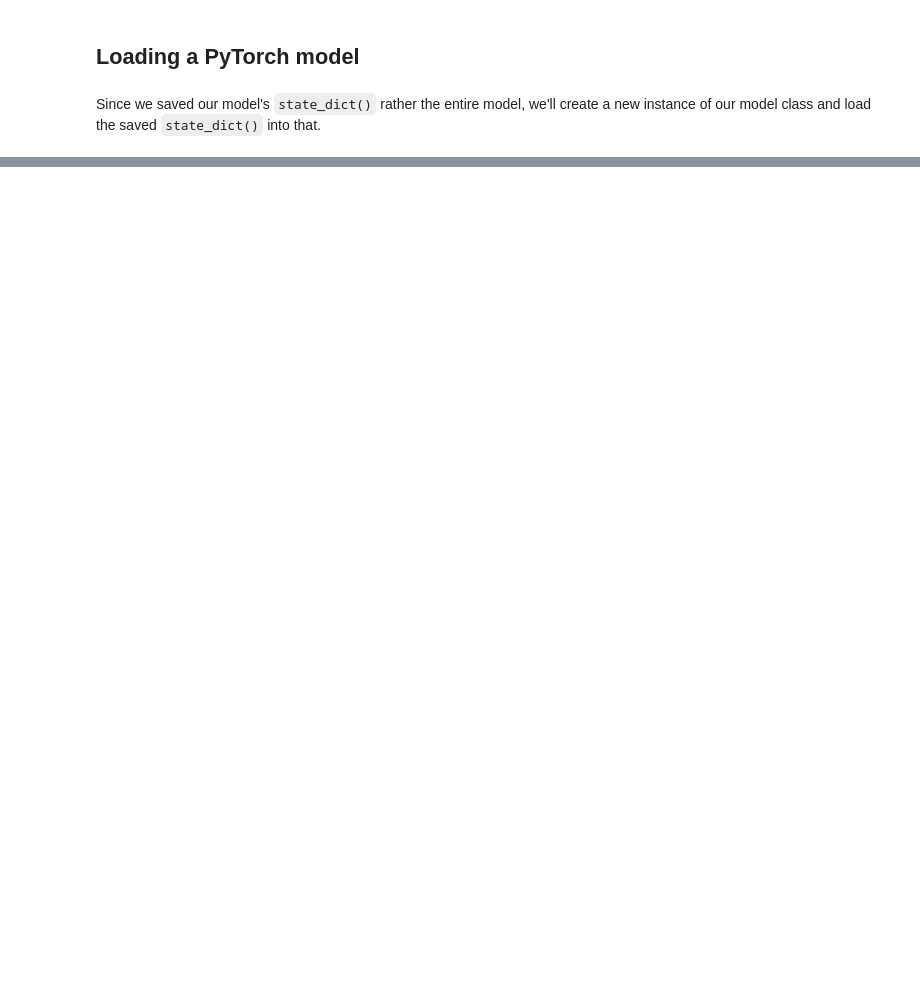
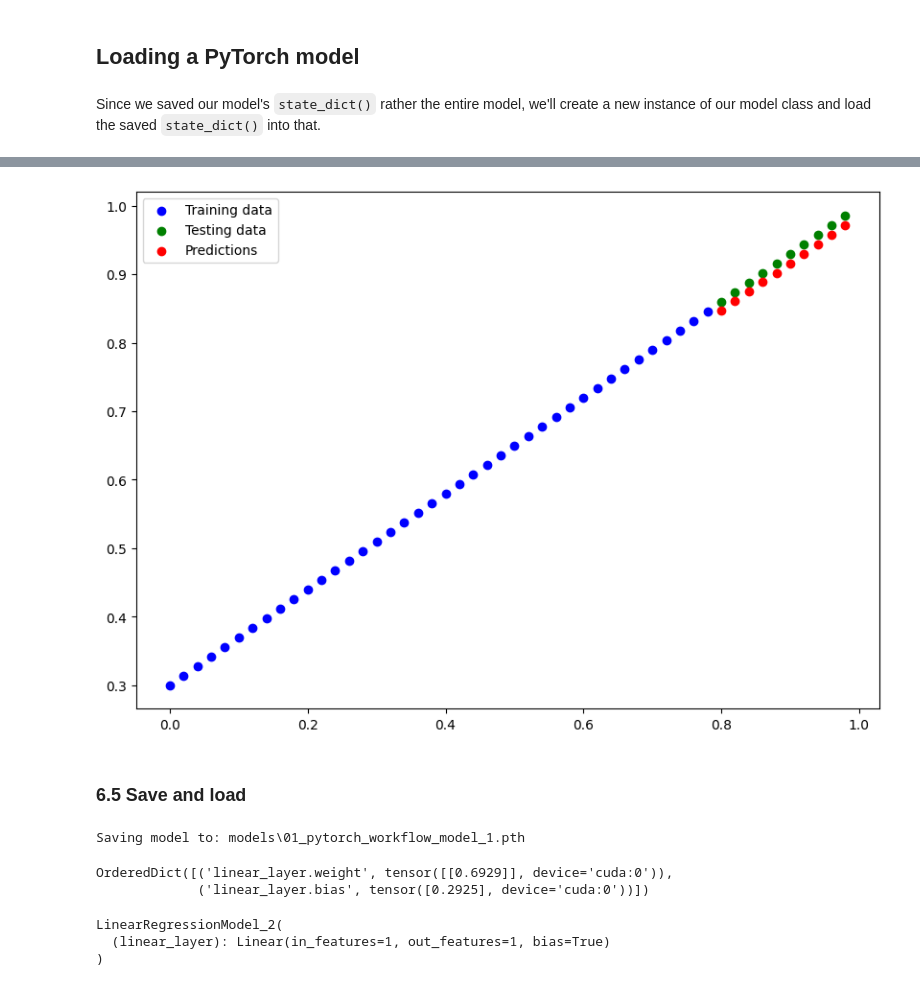
Before and after one commit to gvtsch/ZTM_Pytorch_ud, a Jupyter notebook: 01_pytorch_workflow.ipynb, the cells around one changed output, grey strips where cells are left out. Saved outputs shown, nothing was run; the diff lists cells and outputs as text; code cells hidden in the pictures; blank space fills up the shorter version.

```diff
--- a/01_pytorch_workflow.ipynb
+++ b/01_pytorch_workflow.ipynb
@@ -338,0 +531,5 @@ y_preds_after_training == loaded_model_preds
+# %%
+# Set manual seed for reproducibility
+torch.manual_seed(42)
+model_1 = LinearRegressionModel_2()
+model_1, model_1.state_dict()
@@ -338,0 +542,5 @@ y_preds_after_training == loaded_model_preds
+# %%
+# Set the model to use the target device
+model_1.to(device)
+X_train, y_train = X_train.to(device), y_train.to(device)
+X_test, y_test = X_test.to(device), y_test.to(device)
@@ -338,0 +555,4 @@ y_preds_after_training == loaded_model_preds
+# %%
+# Setup Loss function and optimizer
+loss_fn = nn.L1Loss()
+optimizer = torch.optim.SGD(model_1.parameters(), lr=0.01)
@@ -338,0 +620,8 @@ y_preds_after_training == loaded_model_preds
+# %%
+# Turn the model into evaluation mode
+model_1.eval()
+
+# Make predictions with the test data
+with torch.inference_mode():
+    y_preds_after_training = model_1(X_test)
+y_preds_after_training
@@ -338,0 +639,43 @@ y_preds_after_training == loaded_model_preds
+# %%
+# Plot the predictions
+plot_predictions(predictions=y_preds_after_training.to("cpu"))
+# %% [output]
+[figure, added]
+# %% [markdown]
+### 6.5 Save and load
+# %%
+from pathlib import Path
+
+# 1. Create a directory to save the model
+MODEL_PATH = Path('models')
+MODEL_PATH.mkdir(parents=True, exist_ok=True)
+
+# 2. Create model save path
+MODEL_NAME = "01_pytorch_workflow_model_1.pth"
+MODEL_SAVE_PATH = MODEL_PATH / MODEL_NAME
+
+# 3. Save model's state_dict
+print(f"Saving model to: {MODEL_SAVE_PATH}")
+torch.save(
+    obj=model_1.state_dict(),
+    f=MODEL_SAVE_PATH)
+# %% [output]
+Saving model to: models\01_pytorch_workflow_model_1.pth
+# %%
+model_1.state_dict()
+# %% [output]
+OrderedDict([('linear_layer.weight', tensor([[0.6929]], device='cuda:0')),
+             ('linear_layer.bias', tensor([0.2925], device='cuda:0'))])
+# %%
+# To load in a saved state_dict we have to instantiate a new instance of our model class
+loaded_model_1 = LinearRegressionModel_2()
+
+# Load the saved state_dict of model_0 (this will update the new instance with updated parameters)
+loaded_model_1.load_state_dict(torch.load(f=MODEL_SAVE_PATH))
+
+# Put it to device
+loaded_model_1.to(device)
+# %% [output]
+LinearRegressionModel_2(
+  (linear_layer): Linear(in_features=1, out_features=1, bias=True)
+)
```
Also changed, not shown: parts of 40 cells of this notebook, 2 other files.
